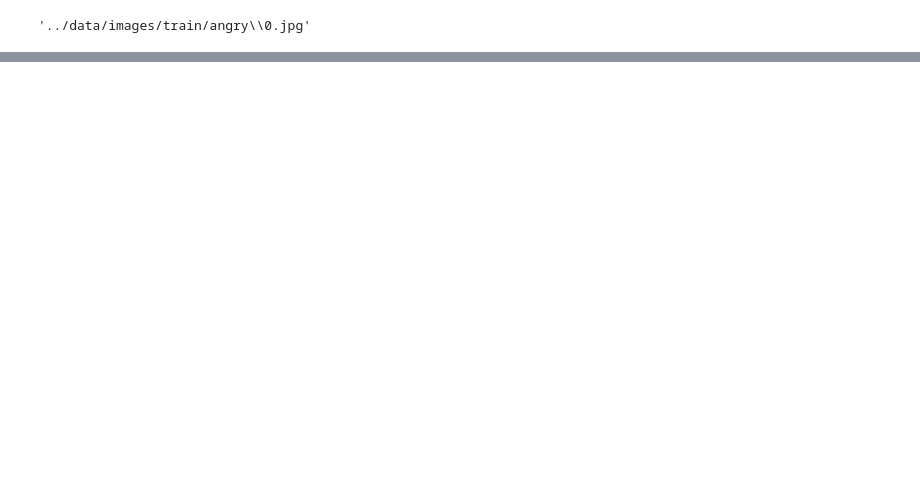
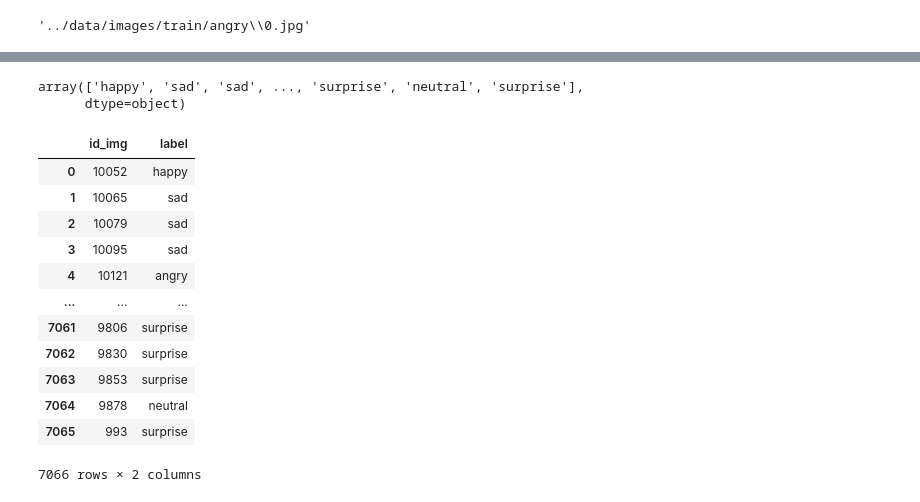
Before and after one commit to dardg24/EmoDecoder_Kaggle, a Jupyter notebook: data/borrador.ipynb, the cells around one changed output, grey strips where cells are left out. Saved outputs shown, nothing was run; the diff lists cells and outputs as text; code cells hidden in the pictures; blank space fills up the shorter version.

```diff
--- a/data/borrador.ipynb
+++ b/data/borrador.ipynb
@@ -60,0 +231,2 @@ plt.imshow(img)
+# %%
+y_pred_2 = model_2.predict(X_test)
@@ -60,0 +284,3 @@ plt.imshow(img)
+# %%
+pred_labels2 = np.argmax(y_pred_2, axis=1)
+pred_labels2
@@ -60,0 +300,9 @@ plt.imshow(img)
+# %%
+submi_2 = label_encoder.inverse_transform(pred_labels2)
+# %%
+submi_3
+# %% [output]
+array(['happy', 'sad', 'sad', ..., 'surprise', 'neutral', 'surprise'],
+      dtype=object)
+# %%
+submission_1 = pd.DataFrame({'id_img': test['id_img'].values, 'label': submi_2})
@@ -60,0 +311,16 @@ plt.imshow(img)
+# %%
+submission_1
+# %% [output]
+|  | id_img | label |
+| 0 | 10052 | happy |
+| 1 | 10065 | sad |
+| 2 | 10079 | sad |
+| 3 | 10095 | sad |
+| 4 | 10121 | angry |
+| ... | ... | ... |
+| 7061 | 9806 | surprise |
+| 7062 | 9830 | surprise |
+| 7063 | 9853 | surprise |
+| 7064 | 9878 | neutral |
+| 7065 | 993 | surprise |
+7066 rows × 2 columns
```
Also changed, not shown: parts of 48 cells of this notebook.
